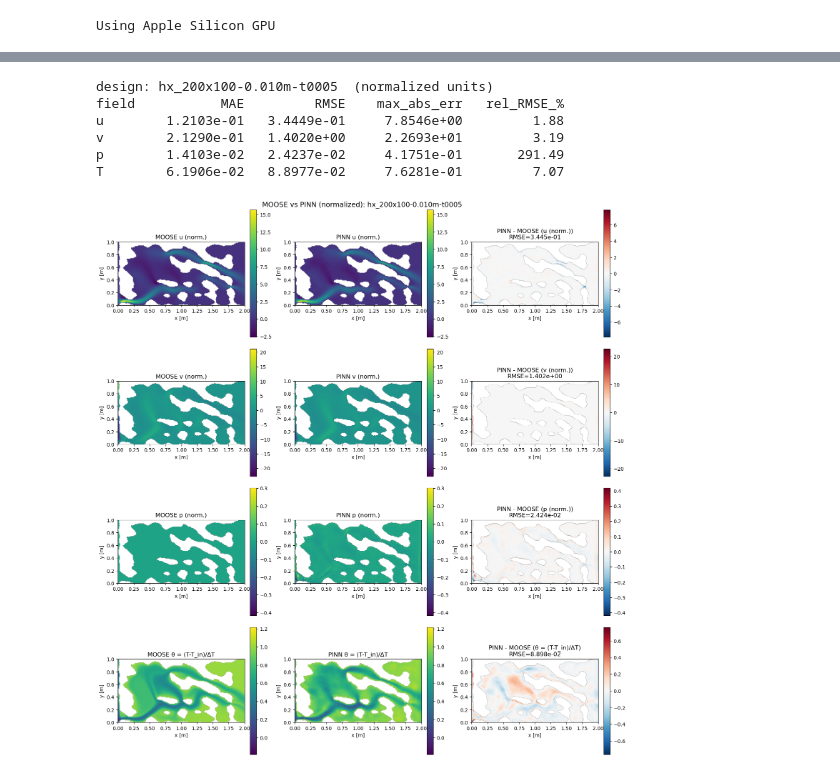
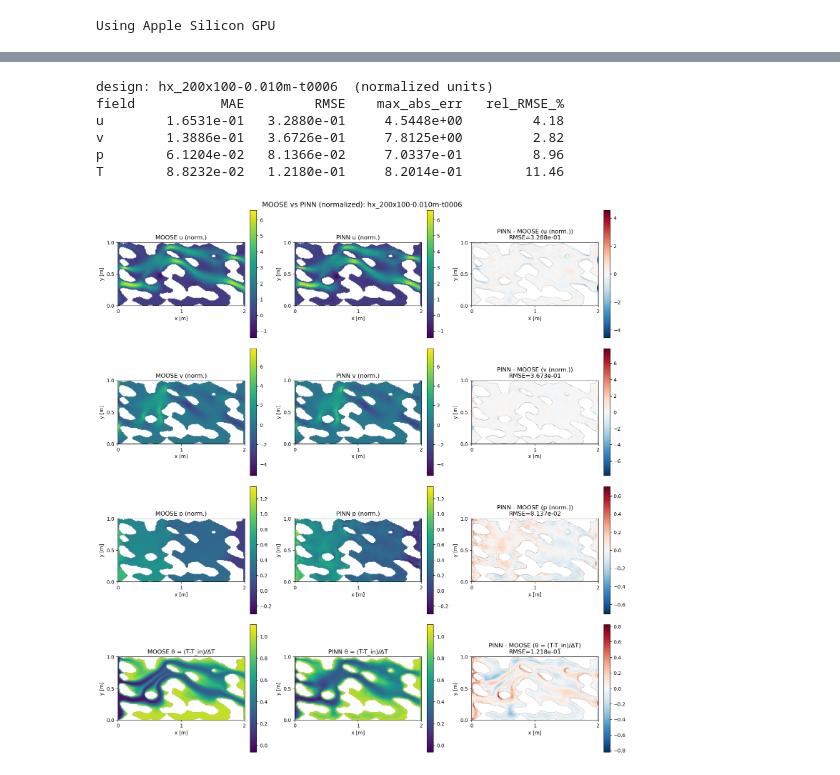
Before and after one commit to Jagardiner97/CUTTHROAT, a Jupyter notebook: pinn-simulator.ipynb, the cells around one changed output, grey strips where cells are left out. Saved outputs shown, nothing was run; the diff lists cells and outputs as text; code cells hidden in the pictures.

```diff
--- a/pinn-simulator.ipynb
+++ b/pinn-simulator.ipynb
@@ -269,9 +154,13 @@ def compare_moose_vs_pinn(sim, data_dir, file_format: str = "parquet",
         axes[row, 2].set_title(f"PINN - MOOSE ({field_labels[name]})\nRMSE={metrics[name]['RMSE']:.3e}")
         fig.colorbar(im2, ax=axes[row, 2], fraction=0.046, pad=0.04)
 
+        x_ticks = [0, Lx / 2, Lx]
+        y_ticks = [0, Ly / 2, Ly]
         for ax in axes[row]:
             ax.set_xlabel("x [m]")
+            ax.set_xticks(x_ticks)
             ax.set_ylabel("y [m]")
+            ax.set_yticks(y_ticks)
             ax.set_aspect("equal")
 
     fig.suptitle(f"MOOSE vs PINN (normalized): {path.stem}", fontsize=14)
@@ -935,10 +837,10 @@ pinn_sim = PINN_Simulator(
     fluid_properties={"rho": 1000.0, "mu": 1.0e-3, "k": 0.598, "cp": 4186.0},
     boundary_conditions={"U_in": 1.0e-4, "T_in": 300.0,  "T_wall": 400.0, "P_pin": 0.0, "P_scale": 1.0},
     weights={
-            "data": 3.0,
-            "pde_continuity": 1.0,
-            "pde_momentum_x": 1.0,
-            "pde_momentum_y": 1.0,
+            "data": 1.0,
+            "pde_continuity": 3.0,
+            "pde_momentum_x": 3.0,
+            "pde_momentum_y": 3.0,
             "pde_energy": 3.0,
             "bc_inlet": 5.0,
             "bc_wall": 5.0,
@@ -956,7 +858,7 @@ pinn_sim.train_model(
     file_format="parquet",
     validation_split=0.2,
     batch_size=4,
-    num_epochs=40,
+    num_epochs=20,
     warmup_epochs=5,
     ramp_epochs=5,
     learning_rate=1e-4,
@@ -1000,12 +902,12 @@ PINN_Simulator(
   )
 )
 # %%
-metrics = compare_moose_vs_pinn(sim=pinn_sim, data_dir="dataset", geometry_id="200x100-0.010m-t0005")
+metrics = compare_moose_vs_pinn(sim=pinn_sim, data_dir="dataset", geometry_id="200x100-0.010m-t0006")
 # %% [output]
-design: hx_200x100-0.010m-t0005  (normalized units)
+design: hx_200x100-0.010m-t0006  (normalized units)
 field           MAE         RMSE    max_abs_err   rel_RMSE_%
-u        1.2103e-01   3.4449e-01     7.8546e+00         1.88
-v        2.1290e-01   1.4020e+00     2.2693e+01         3.19
-p        1.4103e-02   2.4237e-02     4.1751e-01       291.49
-T        6.1906e-02   8.8977e-02     7.6281e-01         7.07
+u        1.6531e-01   3.2880e-01     4.5448e+00         4.18
+v        1.3886e-01   3.6726e-01     7.8125e+00         2.82
+p        6.1204e-02   8.1366e-02     7.0337e-01         8.96
+T        8.8232e-02   1.2180e-01     8.2014e-01        11.46
-[figure, old version]
+[figure, new version]
```
Also changed, not shown: parts of 6 cells of this notebook, 1 other file.
